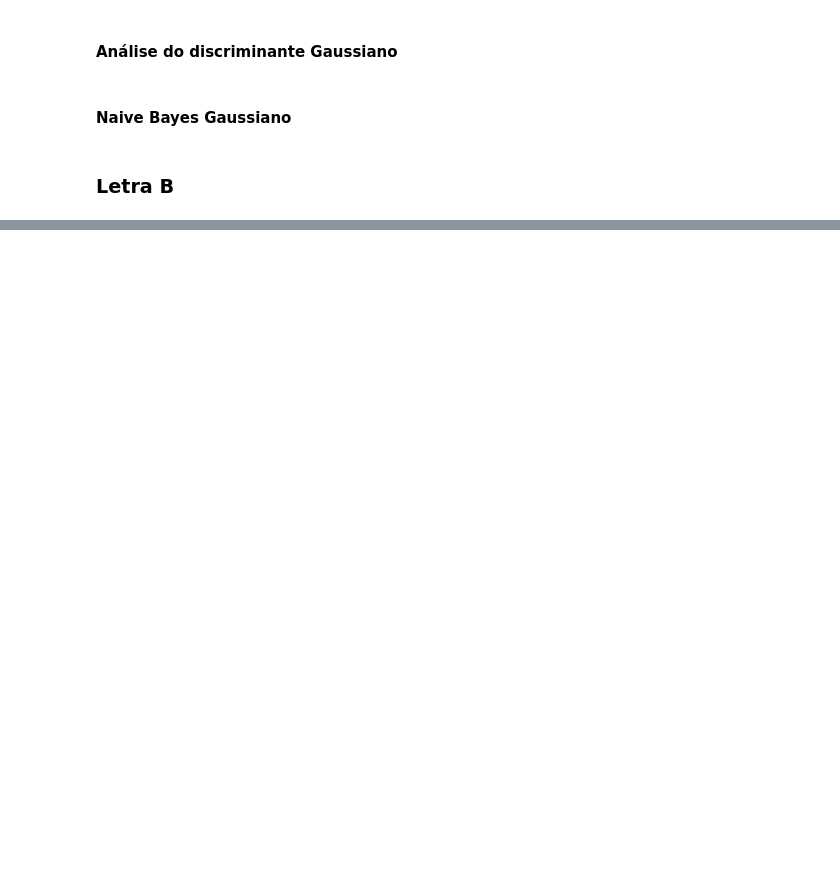
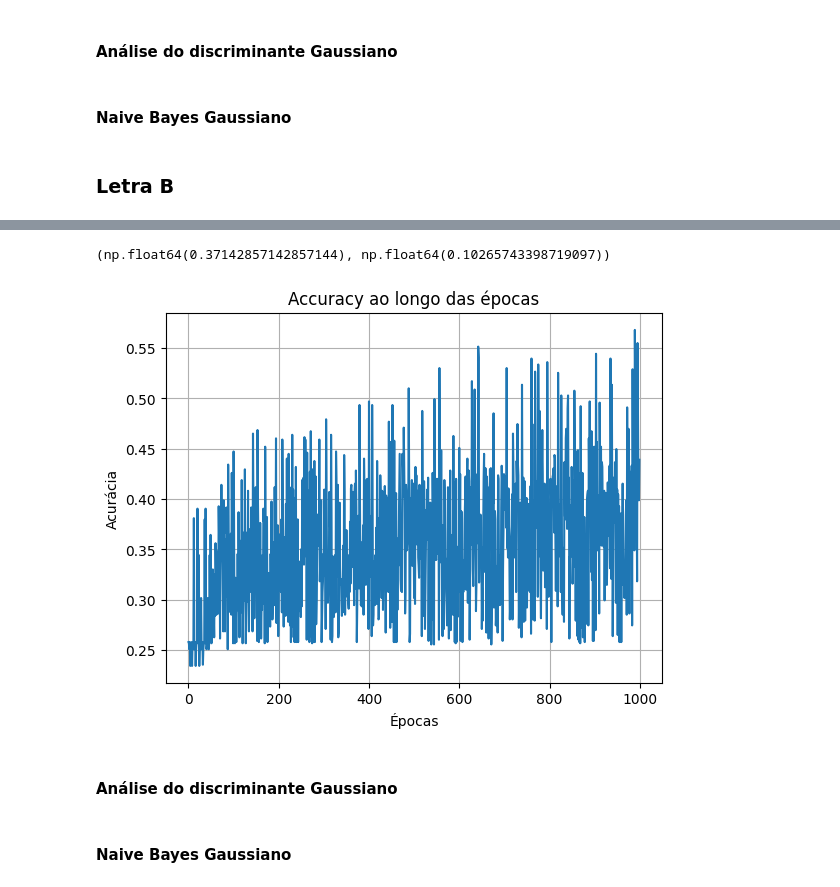
Before and after one commit to Francisco-Paulino-Arruda-Filho/Aprendizagem-de-maquina, a Jupyter notebook: lista_02_ama/lista.ipynb, the cells around one changed output, grey strips where cells are left out. Cells and saved outputs as stored; diff of their text form; code cells hidden in the pictures; blank space fills up the shorter version.

Commit message:
adicionando classificação multiclasse

```diff
--- a/lista_02_ama/lista.ipynb
+++ b/lista_02_ama/lista.ipynb
@@ -223,0 +263,4 @@ np.mean(global_accuracies), np.std(global_accuracies)
+# %%
+lrm = LogisticRegressionMulticlass(lr=0.1, epochs=1000)
+lrm.fit(X, y)
+global_accuracies, class_accuracies = k_fold_cross_validation(LogisticRegressionMulticlass, X, y, k=10, lr=0.1, epochs=1000)
@@ -223,0 +285,12 @@ np.mean(global_accuracies), np.std(global_accuracies)
+# %%
+np.mean(global_accuracies), np.std(global_accuracies)
+# %% [output]
+(np.float64(0.37142857142857144), np.float64(0.10265743398719097))
+# %%
+plot_accuracy(lrm.history_acc)
+# %% [output]
+[figure, added]
+# %% [markdown]
+#### Análise do discriminante Gaussiano
+# %% [markdown]
+#### Naive Bayes Gaussiano
```
Also changed, not shown: parts of 18 cells of this notebook.
